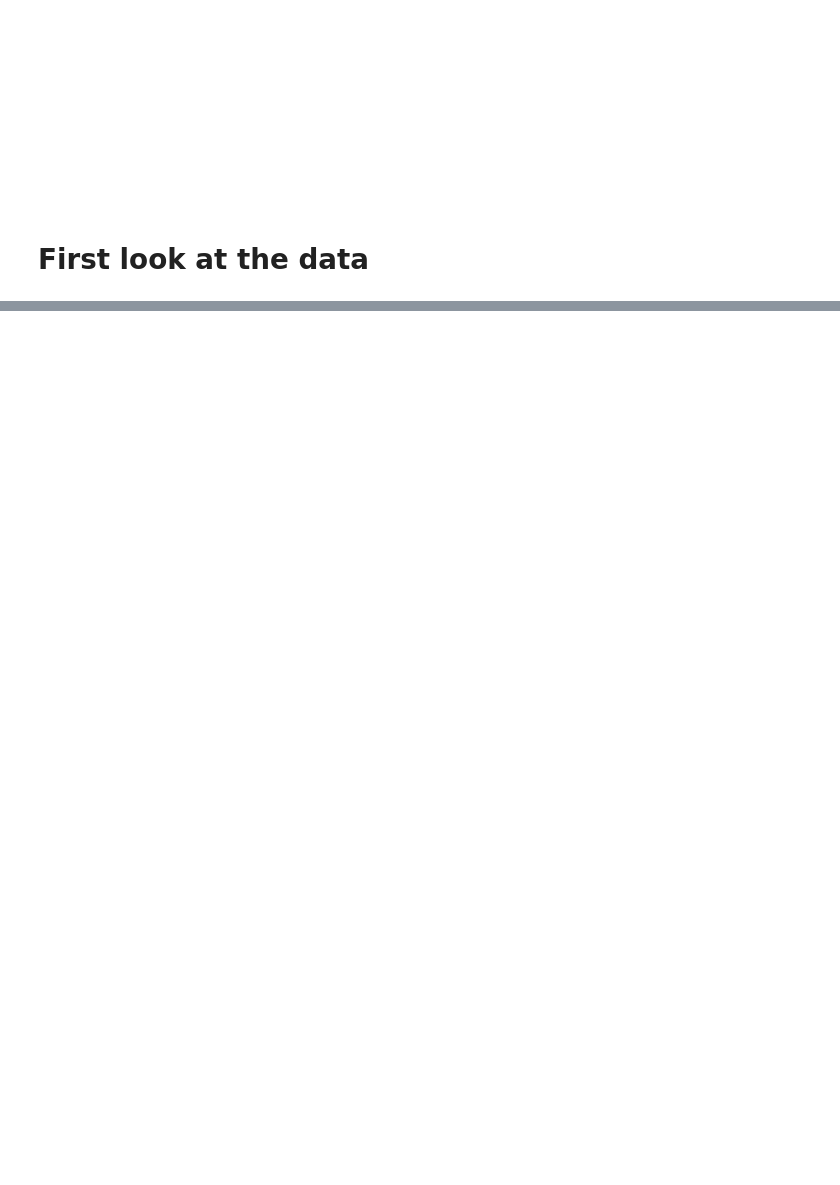
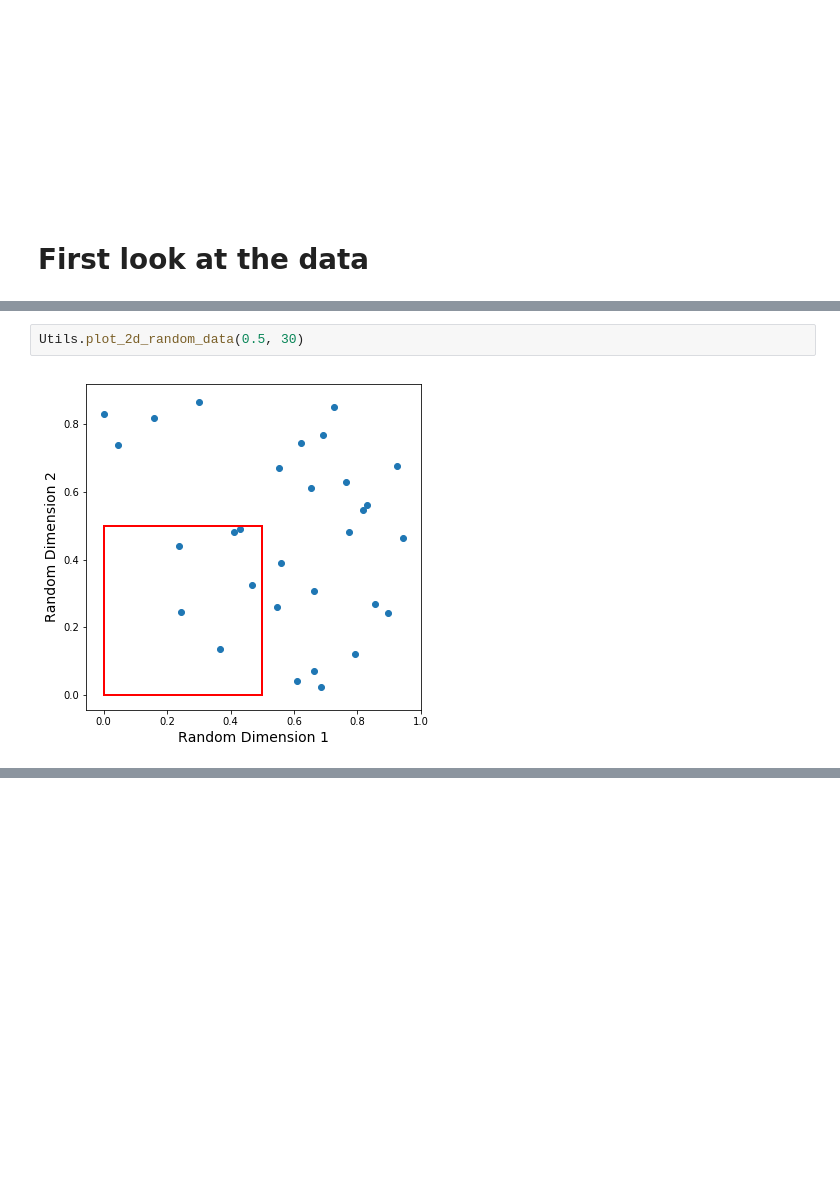
Before and after one commit to Joao-M-Almeida/ML-Tutorial, a Jupyter notebook: Tutorial Notebook Development.ipynb, the cells around one changed output, grey strips where cells are left out. Saved outputs shown, nothing was run; the diff lists cells and outputs as text; blank space fills up the shorter version.

```diff
--- a/Tutorial Notebook Development.ipynb
+++ b/Tutorial Notebook Development.ipynb
@@ -558,0 +818,4 @@ whisky_data
+# %%
+Utils.plot_2d_random_data(0.5, 30)
+# %% [output]
+[figure, added]
```
Also changed, not shown: parts of 56 cells of this notebook, 3 other files.
